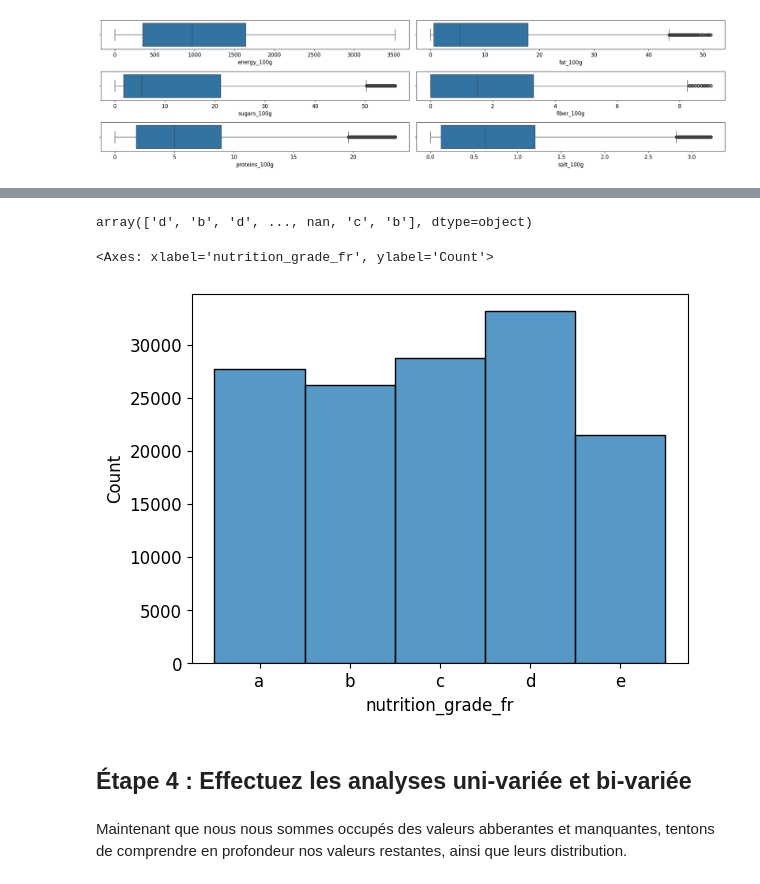
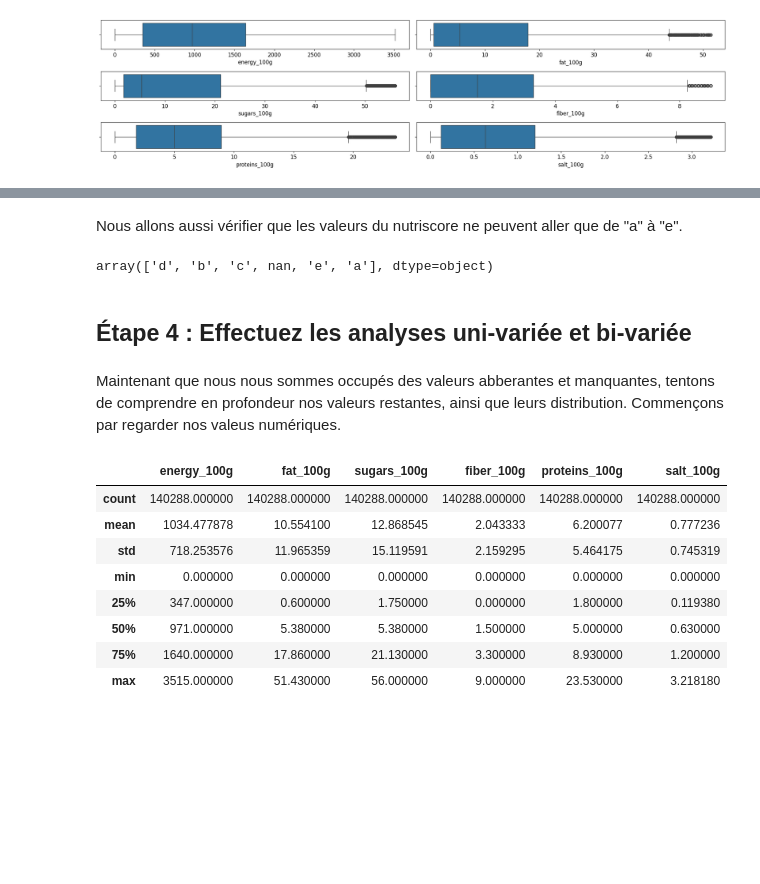
Before and after one commit to tdechanet/IAEngP3, a Jupyter notebook: analyze.ipynb, the cells around one changed output, grey strips where cells are left out. Drawn from its saved outputs; the diff is of its cells as text; code cells hidden in the pictures; blank space fills up the shorter version.

```diff
--- a/analyze.ipynb
+++ b/analyze.ipynb
@@ -207,14 +205,22 @@ Nous allons aussi analyser le nutriscore des produits. En premier lieu, vérifio
+# %% [markdown]
+Nous allons aussi vérifier que les valeurs du nutriscore ne peuvent aller que de "a" à "e".
 # %%
-df["nutrition_grade_fr"].values
+df["nutrition_grade_fr"].unique()
 # %% [output]
-array(['d', 'b', 'd', ..., nan, 'c', 'b'], dtype=object)
+array(['d', 'b', 'c', nan, 'e', 'a'], dtype=object)
-# %%
-df['nutrition_grade_fr'] = pd.Categorical(df['nutrition_grade_fr'], ["a","b","c","d","e"])
-sns.histplot(data=df["nutrition_grade_fr"])
-# %% [output]
-<Axes: xlabel='nutrition_grade_fr', ylabel='Count'>
-[figure, removed]
 # %% [markdown]
 ## Étape 4 : Effectuez les analyses uni-variée et bi-variée
 # %% [markdown]
-Maintenant que nous nous sommes occupés des valeurs abberantes et manquantes, tentons de comprendre en profondeur nos valeurs restantes, ainsi que leurs distribution.
+Maintenant que nous nous sommes occupés des valeurs abberantes et manquantes, tentons de comprendre en profondeur nos valeurs restantes, ainsi que leurs distribution. Commençons par regarder nos valeus numériques.
+# %%
+df.describe()
+# %% [output]
+|  | energy_100g | fat_100g | sugars_100g | fiber_100g | proteins_100g | salt_100g |
+| count | 140288.000000 | 140288.000000 | 140288.000000 | 140288.000000 | 140288.000000 | 140288.000000 |
+| mean | 1034.477878 | 10.554100 | 12.868545 | 2.043333 | 6.200077 | 0.777236 |
+| std | 718.253576 | 11.965359 | 15.119591 | 2.159295 | 5.464175 | 0.745319 |
+| min | 0.000000 | 0.000000 | 0.000000 | 0.000000 | 0.000000 | 0.000000 |
+| 25% | 347.000000 | 0.600000 | 1.750000 | 0.000000 | 1.800000 | 0.119380 |
+| 50% | 971.000000 | 5.380000 | 5.380000 | 1.500000 | 5.000000 | 0.630000 |
+| 75% | 1640.000000 | 17.860000 | 21.130000 | 3.300000 | 8.930000 | 1.200000 |
+| max | 3515.000000 | 51.430000 | 56.000000 | 9.000000 | 23.530000 | 3.218180 |
```
Also changed, not shown: parts of 7 cells of this notebook.
